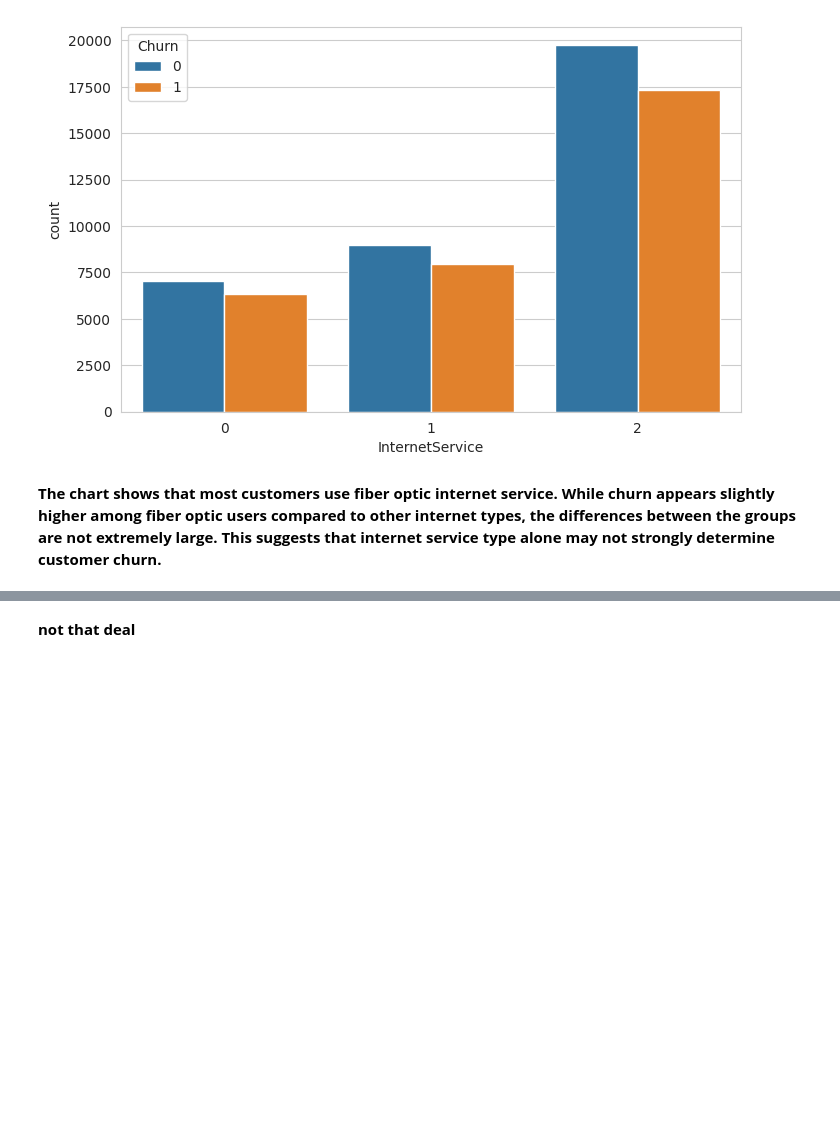
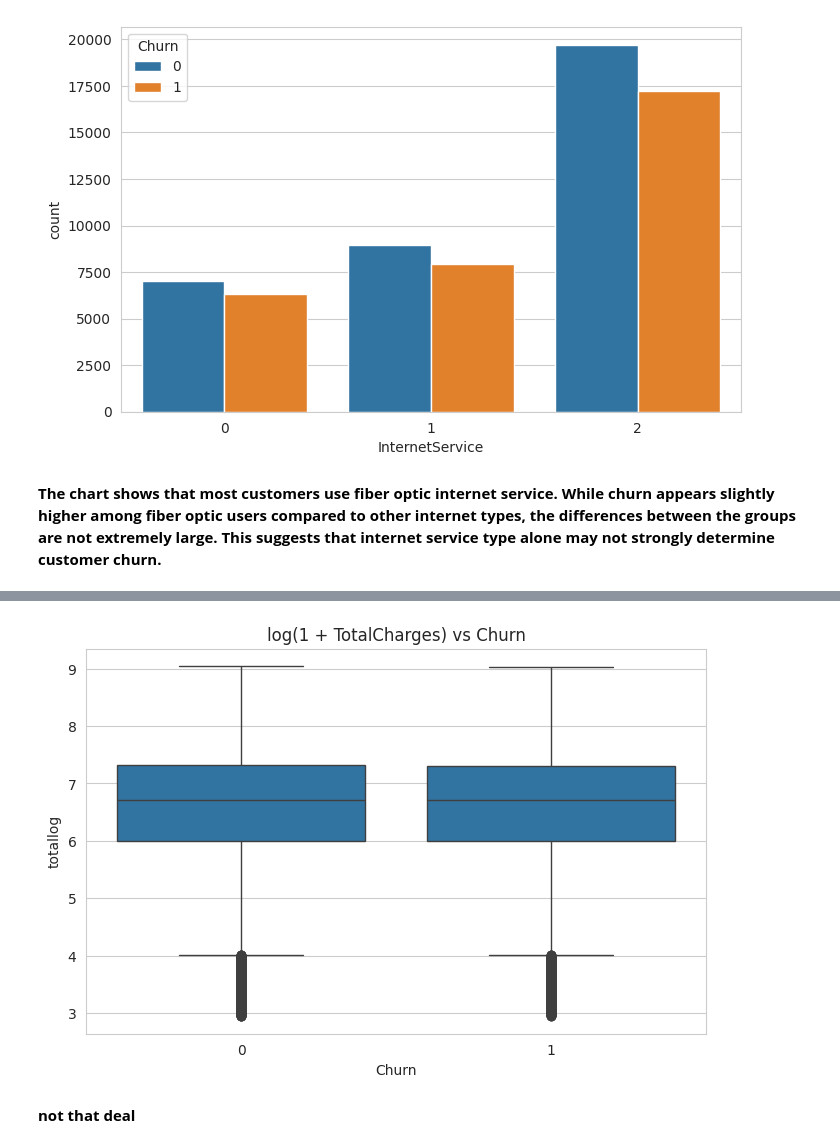
Before and after one commit to linda-bsharat/telco-customer-churn-prediction, a Jupyter notebook: notebooks/02_eda_and_visualization.ipynb, the cells around one changed output, grey strips where cells are left out. Cells and saved outputs as stored; diff of their text form; code cells hidden in the pictures; blank space fills up the shorter version.

```diff
--- a/notebooks/02_eda_and_visualization.ipynb
+++ b/notebooks/02_eda_and_visualization.ipynb
@@ -268,3 +248,14 @@ sns.countplot(data=df, x="PaperlessBilling", hue="Churn")
+# %%
+import numpy as np
+
+df["totallog"] = np.log1p(df['TotalCharges'])
+
+sns.boxplot(x="Churn", y="totallog", data=df)
+
+plt.title("log(1 + TotalCharges) vs Churn")
+plt.show()
+# %% [output]
+[figure, added]
 # %% [markdown]
 **not that deal**
 # %%
```
Also changed, not shown: parts of 11 cells of this notebook.
